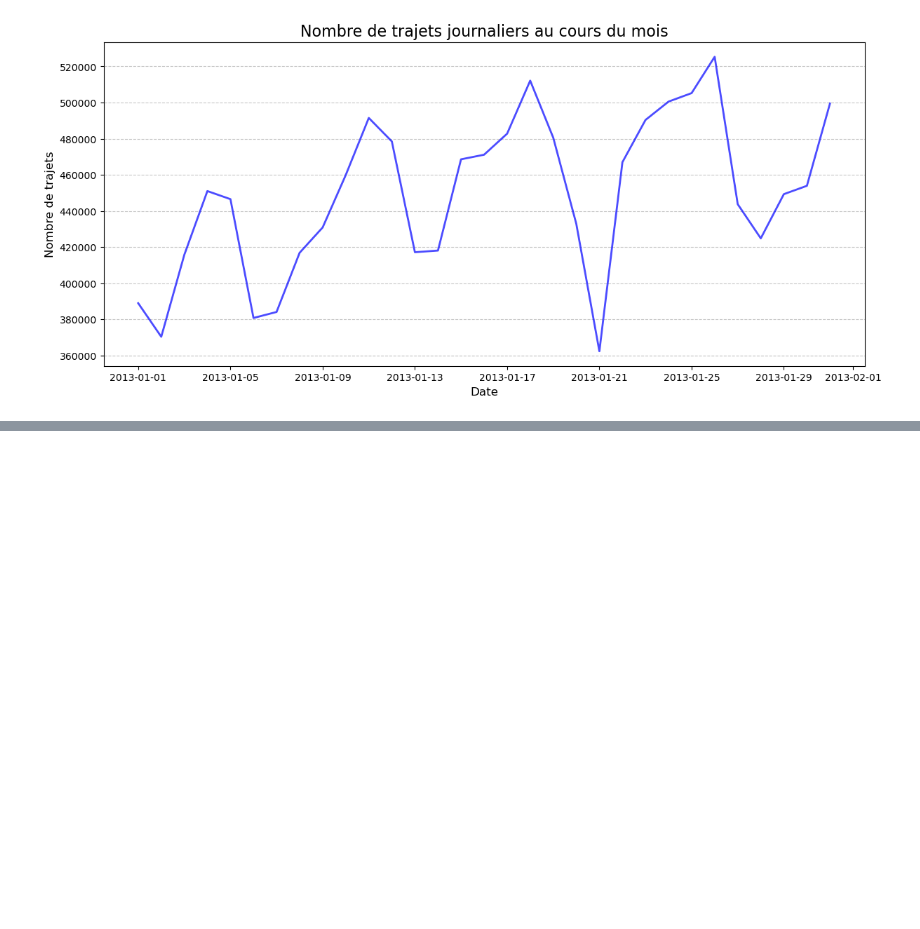
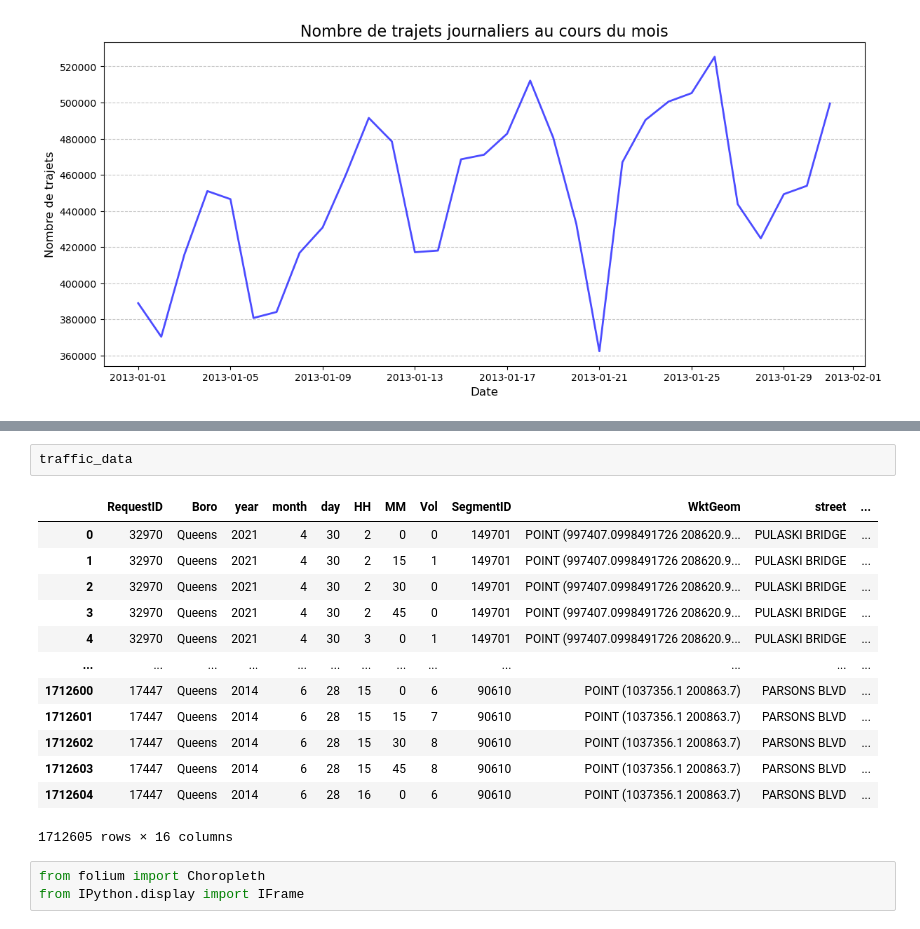
Before and after one commit to kwame-mbobda-kuate/kurisue, a Jupyter notebook: stats_descriptives.ipynb, the cells around one changed output, grey strips where cells are left out. Saved outputs shown, nothing was run; the diff lists cells and outputs as text; blank space fills up the shorter version.

```diff
--- a/stats_descriptives.ipynb
+++ b/stats_descriptives.ipynb
@@ -151,0 +227,19 @@ plt.show()
+# %%
+traffic_data
+# %% [output]
+|  | RequestID | Boro | year | month | day | HH | MM | Vol | SegmentID | WktGeom | street | ... |
+| 0 | 32970 | Queens | 2021 | 4 | 30 | 2 | 0 | 0 | 149701 | POINT (997407.0998491726 208620.9... | PULASKI BRIDGE | ... |
+| 1 | 32970 | Queens | 2021 | 4 | 30 | 2 | 15 | 1 | 149701 | POINT (997407.0998491726 208620.9... | PULASKI BRIDGE | ... |
+| 2 | 32970 | Queens | 2021 | 4 | 30 | 2 | 30 | 0 | 149701 | POINT (997407.0998491726 208620.9... | PULASKI BRIDGE | ... |
+| 3 | 32970 | Queens | 2021 | 4 | 30 | 2 | 45 | 0 | 149701 | POINT (997407.0998491726 208620.9... | PULASKI BRIDGE | ... |
+| 4 | 32970 | Queens | 2021 | 4 | 30 | 3 | 0 | 1 | 149701 | POINT (997407.0998491726 208620.9... | PULASKI BRIDGE | ... |
+| ... | ... | ... | ... | ... | ... | ... | ... | ... | ... | ... | ... | ... |
+| 1712600 | 17447 | Queens | 2014 | 6 | 28 | 15 | 0 | 6 | 90610 | POINT (1037356.1 200863.7) | PARSONS BLVD | ... |
+| 1712601 | 17447 | Queens | 2014 | 6 | 28 | 15 | 15 | 7 | 90610 | POINT (1037356.1 200863.7) | PARSONS BLVD | ... |
+| 1712602 | 17447 | Queens | 2014 | 6 | 28 | 15 | 30 | 8 | 90610 | POINT (1037356.1 200863.7) | PARSONS BLVD | ... |
+| 1712603 | 17447 | Queens | 2014 | 6 | 28 | 15 | 45 | 8 | 90610 | POINT (1037356.1 200863.7) | PARSONS BLVD | ... |
+| 1712604 | 17447 | Queens | 2014 | 6 | 28 | 16 | 0 | 6 | 90610 | POINT (1037356.1 200863.7) | PARSONS BLVD | ... |
+1712605 rows × 16 columns
+# %%
+from folium import Choropleth
+from IPython.display import IFrame
```
Also changed, not shown: parts of 16 cells of this notebook.
